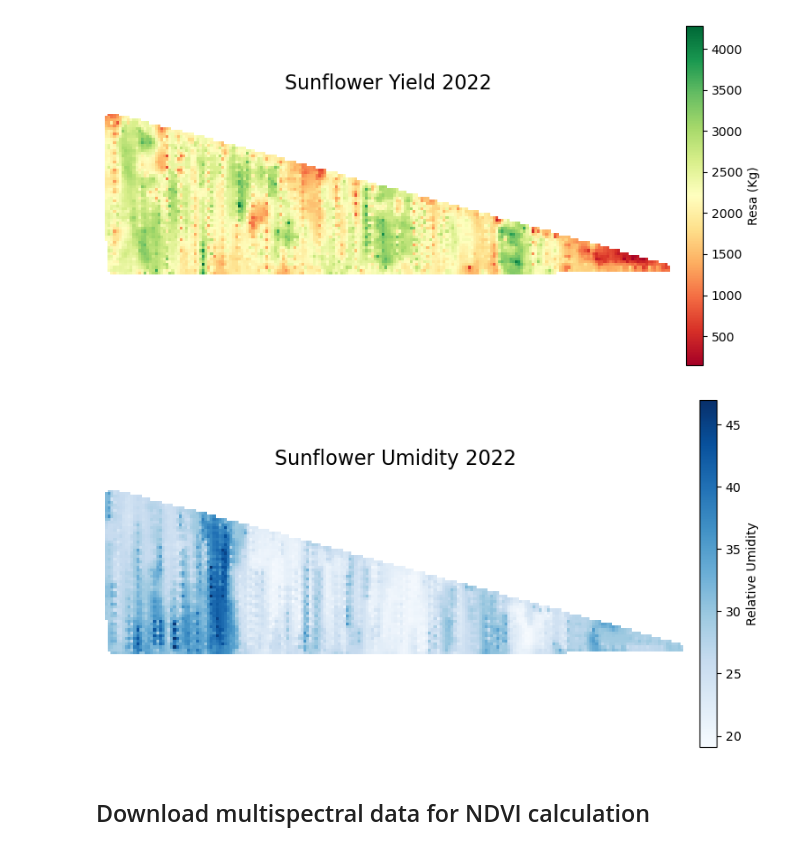
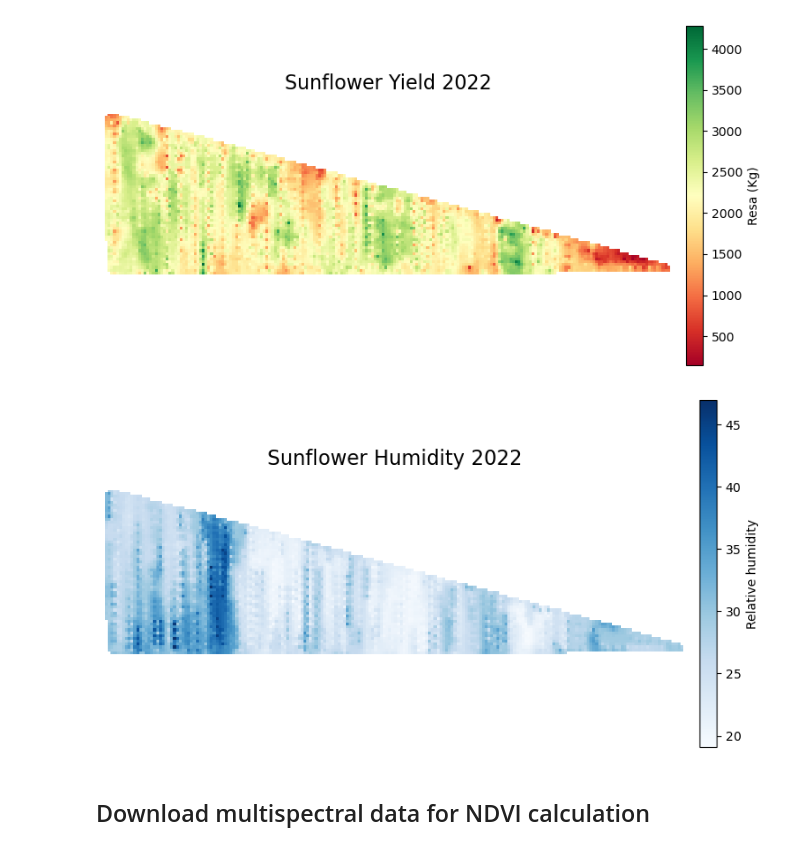
Before and after one commit to AntonioDonnangelo/Sunflower-Harvest-NDVI-Correlation-Analysis, a Jupyter notebook: CODE.ipynb, the cells around one changed output. Saved outputs shown, nothing was run; the diff lists cells and outputs as text; code cells hidden in the pictures.

```diff
--- a/resa_girasole.ipynb
+++ b/CODE.ipynb
@@ -230,7 +230,7 @@ convex_hull_polygon = points.unary_union.convex_hull.buffer(10) #Buffer for exte
 convex_hull_gdf = gpd.GeoDataFrame(geometry=[convex_hull_polygon], crs=resa_girasole.crs)
 convex_hull_gdf.to_file('Borders.gpkg', driver='GPKG', layer='Borders')
 # %%
-polygon_file = 'Borders.gpkg'
+polygon_file = gpd.read_file('Borders.gpkg')
 # %%
 # Now i can define a function for IDW interpolation
 def idw_interpolation(geo_df, value_column, grid_x, grid_y, power=2):
@@ -334,7 +334,7 @@ plt.show()
 # %% [output]
 [figure]
 # %%
-# Same operation for umidity
+# Same operation for humidity
 def idw_interpolation(geo_df, value_column, grid_x, grid_y, power=2):
     """
     Performs Inverse Distance Weighting (IDW) interpolation
@@ -392,37 +392,37 @@ with rasterio.open(
     dtype=grid_z.dtype,
     crs=gdf.crs,
     transform=transform,
 ) as new_dataset:
     new_dataset.write(grid_z, 1)
 
 with rasterio.open(temp_raster_path) as src:
     out_image, out_transform = mask(src, clip_gdf.geometry, crop=True, nodata=np.nan)
     out_meta = src.meta.copy()
     out_image[out_image == 0] = np.nan
 
 out_meta.update({
     "driver": "GTiff",
     "height": out_image.shape[1],
     "width": out_image.shape[2],
     "transform": out_transform,
     "nodata": np.nan
 })
 
-output_raster_path = 'Umidity.tif'
+output_raster_path = 'Humidity.tif'
 with rasterio.open(output_raster_path, 'w', **out_meta) as dest:
     dest.write(out_image)
 
 os.remove(temp_raster_path)
 
 plt.figure(figsize=(10, 10))
 plt.imshow(out_image[0], cmap='Blues')
-cbar = plt.colorbar(label='Relative Umidity', shrink=0.5, pad=0.02)
-plt.title('Sunflower Umidity 2022', fontsize=16, pad=20)
+cbar = plt.colorbar(label='Relative humidity', shrink=0.5, pad=0.02)
+plt.title('Sunflower Humidity 2022', fontsize=16, pad=20)
 plt.gca().title.set_position([0.5, 1.05])
 plt.axis('off')
 plt.show()
 # %% [output]
-[figure, old version]
+[figure, new version]
 # %% [markdown]
 ## Download multispectral data for NDVI calculation
 # %% [markdown]
```
Also changed, not shown: parts of 3 cells of this notebook, 1 other file.
